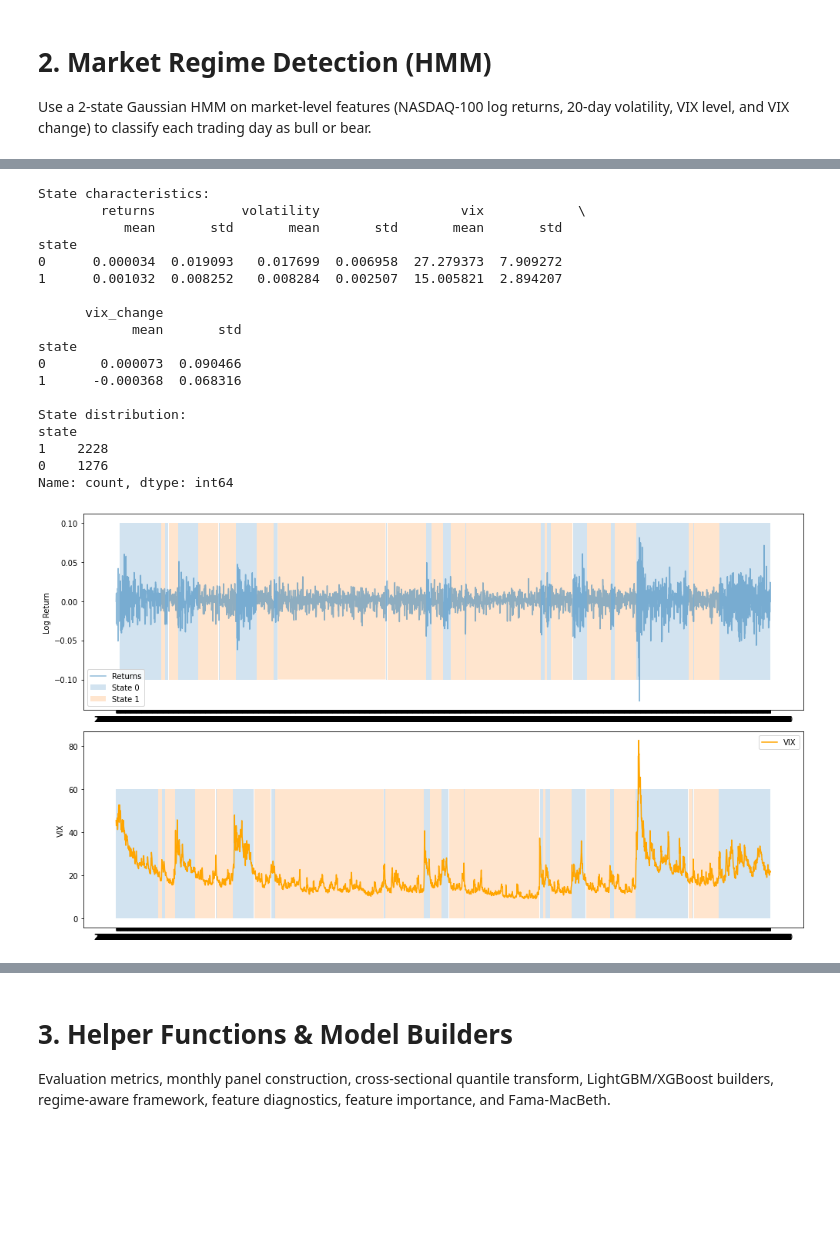
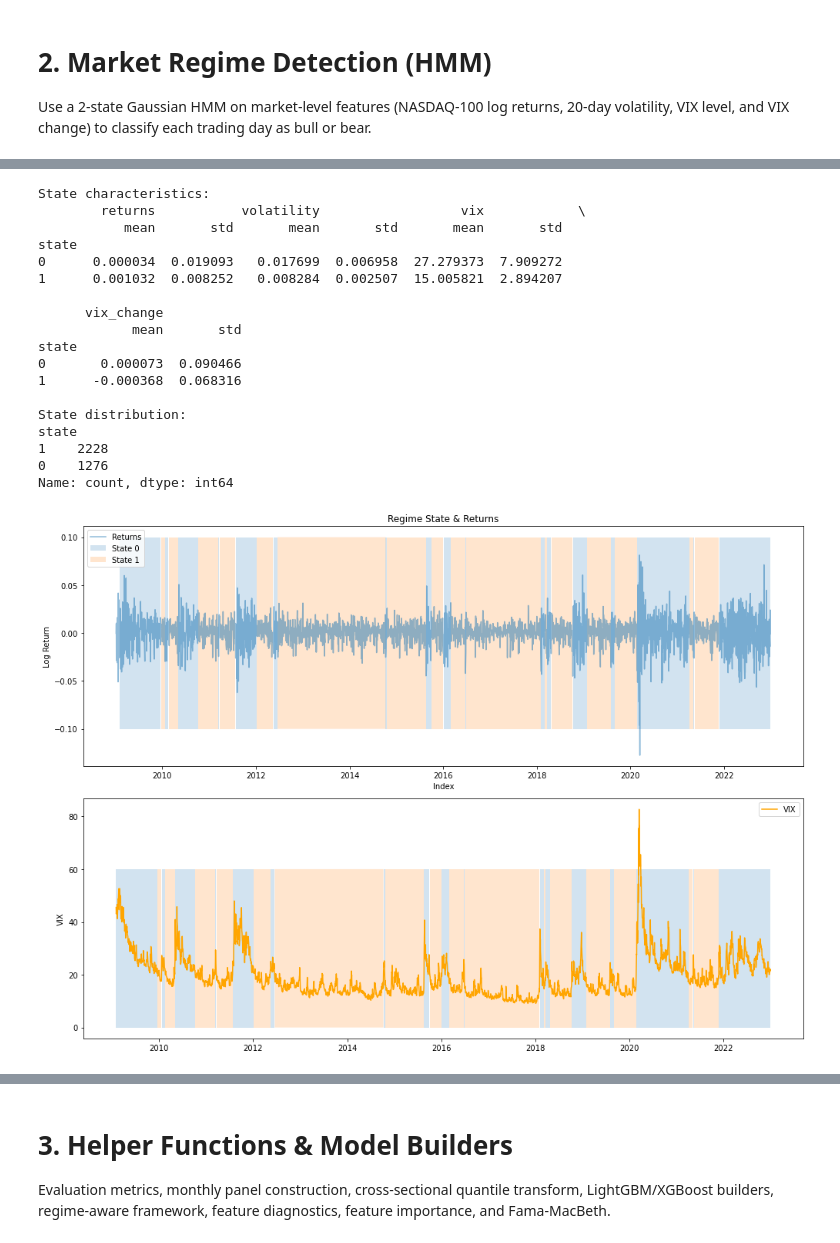
Before and after one commit to wtwwgegric/SDSC4009_prj, a Jupyter notebook: grp_project_1_v2.ipynb, the cells around one changed output, grey strips where cells are left out. Drawn from its saved outputs; the diff is of its cells as text; code cells hidden in the pictures; blank space fills up the shorter version.

```diff
--- a/grp_project_1_v2.ipynb
+++ b/grp_project_1_v2.ipynb
@@ -236,17 +236,20 @@ print(state_means)
 print('\nState distribution:')
 print(features['state'].value_counts())
 
+idx = pd.to_datetime(returns.index)
 # Visualization
-fig, ax = plt.subplots(2, 1, figsize=(14, 8))
-ax[0].plot(returns.index, returns, label='Returns', alpha=0.5)
+fig, ax = plt.subplots(2, 1, figsize=(14, 10))
+ax[0].plot(idx, returns, label='Returns', alpha=0.5)
+ax[0].set_title('Regime State & Returns')
+ax[0].set_xlabel('Index')
 ax[0].set_ylabel('Log Return')
-ax[1].plot(features.index, features['vix'], label='VIX', color='orange')
+ax[1].plot(pd.to_datetime(features.index), features['vix'], label='VIX', color='orange')
 ax[1].set_ylabel('VIX')
 
 for state in [0, 1]:
     mask = features['state'] == state
-    ax[0].fill_between(features.index, -0.1, 0.1, where=mask, alpha=0.2, label=f'State {state}')
-    ax[1].fill_between(features.index, 0, 60, where=mask, alpha=0.2)
+    ax[0].fill_between(pd.to_datetime(features.index), -0.1, 0.1, where=mask, alpha=0.2, label=f'State {state}')
+    ax[1].fill_between(pd.to_datetime(features.index), 0, 60, where=mask, alpha=0.2)
 
 ax[0].legend()
 ax[1].legend()
@@ -273,20 +276,20 @@ Model is not converging.  Current: 21109.701411355356 is not greater than 21109.
 Model is not converging.  Current: 21109.72378341125 is not greater than 21109.76620503959. Delta is -0.042421628339070594
 State characteristics:
         returns           volatility                  vix            \
            mean       std       mean       std       mean       std
 state
 0      0.000034  0.019093   0.017699  0.006958  27.279373  7.909272
 1      0.001032  0.008252   0.008284  0.002507  15.005821  2.894207
 
       vix_change
             mean       std
 state
 0       0.000073  0.090466
 1      -0.000368  0.068316
 
 State distribution:
 state
 1    2228
 0    1276
 Name: count, dtype: int64
-[figure, old version]
+[figure, new version]
```
Also changed, not shown: parts of 9 cells of this notebook, 13 other files.
